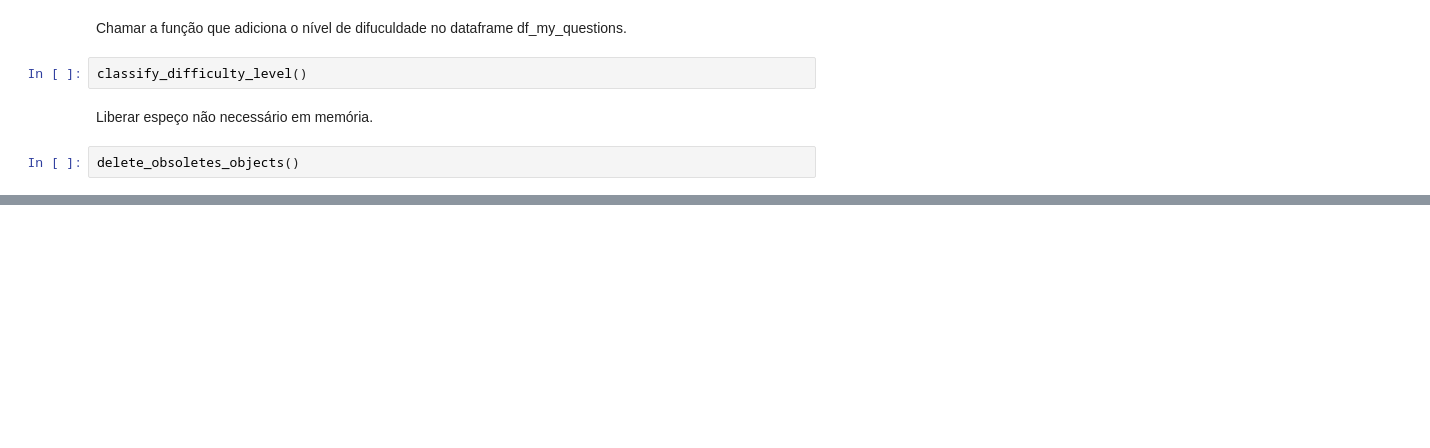
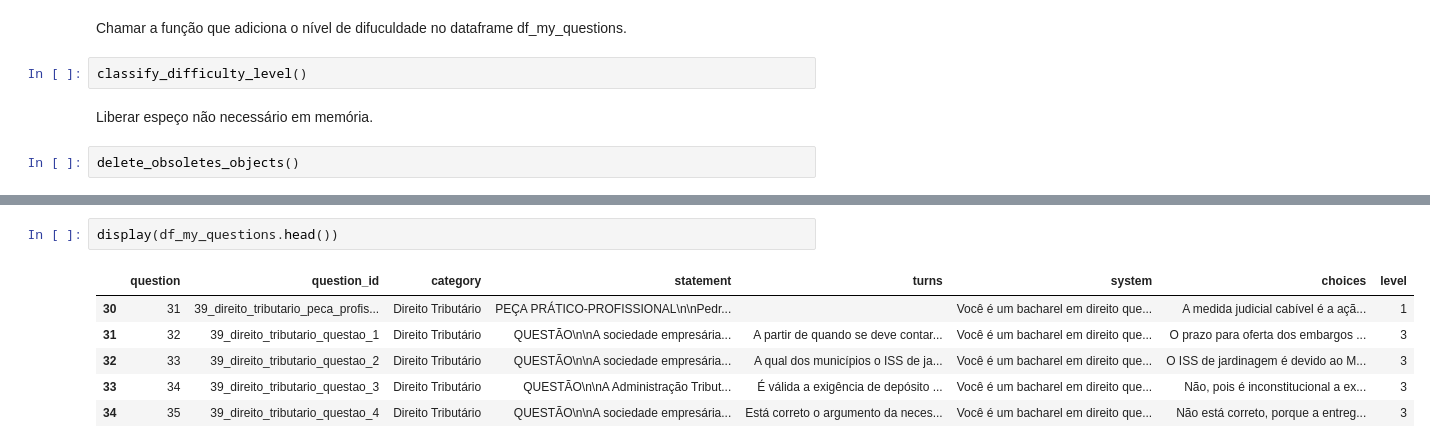
Before and after one commit to eduoududu/juridico, a Jupyter notebook: questions.ipynb, the cells around one changed output, grey strips where cells are left out. Saved outputs shown, nothing was run; the diff lists cells and outputs as text; blank space fills up the shorter version.

```diff
--- a/questions.ipynb
+++ b/questions.ipynb
@@ -206,0 +237,9 @@ delete_obsoletes_objects()
+# %%
+display(df_my_questions.head())
+# %% [output]
+|  | question | question_id | category | statement | turns | system | choices | level |
+| 30 | 31 | 39_direito_tributario_peca_profis... | Direito Tributário | PEÇA PRÁTICO-PROFISSIONAL\n\nPedr... |  | Você é um bacharel em direito que... | A medida judicial cabível é a açã... | 1 |
+| 31 | 32 | 39_direito_tributario_questao_1 | Direito Tributário | QUESTÃO\n\nA sociedade empresária... | A partir de quando se deve contar... | Você é um bacharel em direito que... | O prazo para oferta dos embargos ... | 3 |
+| 32 | 33 | 39_direito_tributario_questao_2 | Direito Tributário | QUESTÃO\n\nA sociedade empresária... | A qual dos municípios o ISS de ja... | Você é um bacharel em direito que... | O ISS de jardinagem é devido ao M... | 3 |
+| 33 | 34 | 39_direito_tributario_questao_3 | Direito Tributário | QUESTÃO\n\nA Administração Tribut... | É válida a exigência de depósito ... | Você é um bacharel em direito que... | Não, pois é inconstitucional a ex... | 3 |
+| 34 | 35 | 39_direito_tributario_questao_4 | Direito Tributário | QUESTÃO\n\nA sociedade empresária... | Está correto o argumento da neces... | Você é um bacharel em direito que... | Não está correto, porque a entreg... | 3 |
```
Also changed, not shown: parts of 4 cells of this notebook, 1 other file.
